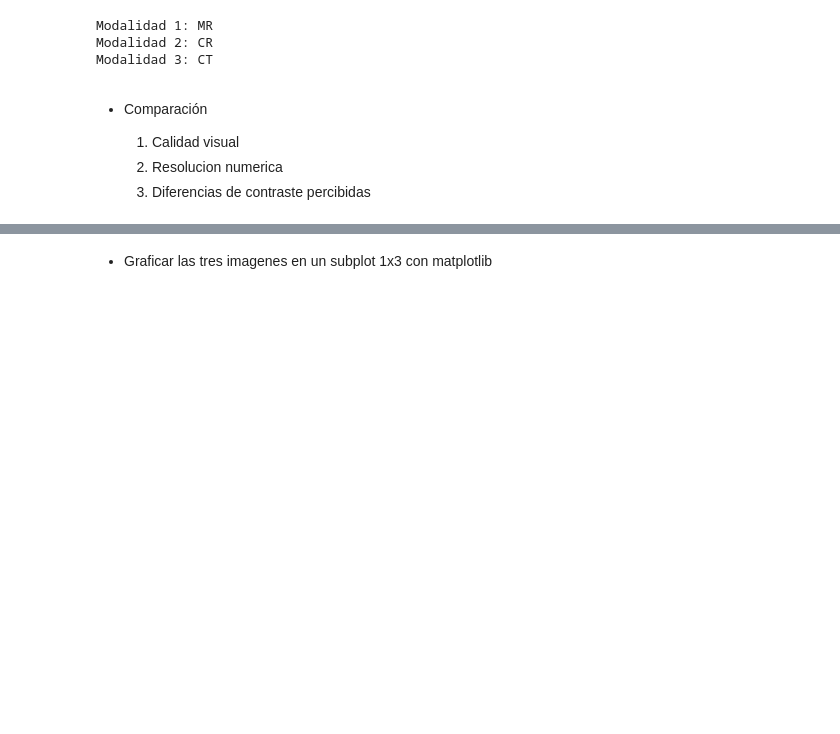
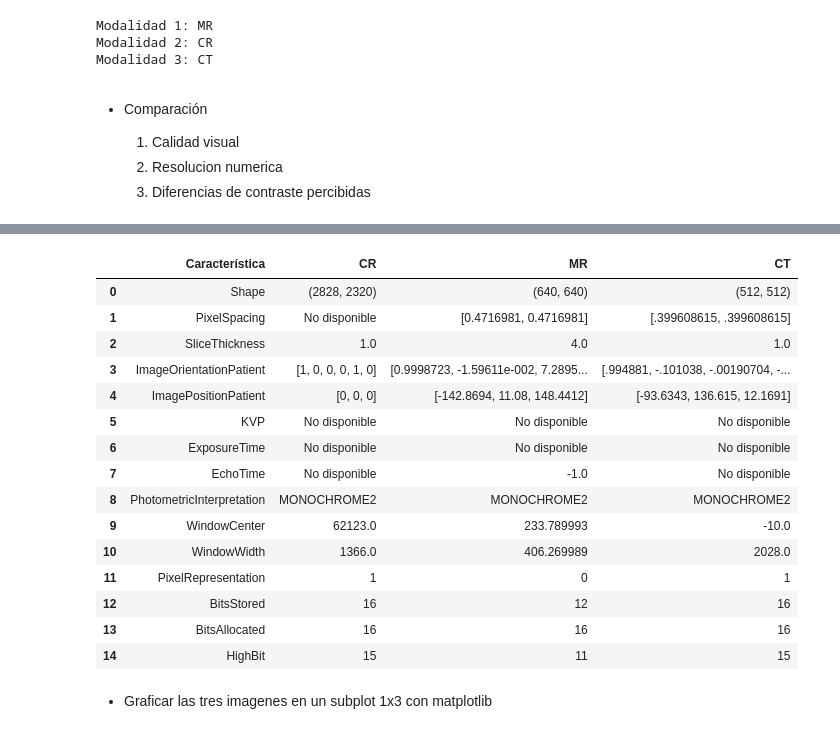
Before and after one commit to LuEnciso21/ImagenesMedicas, a Jupyter notebook: TrabajoUno/TrabajoUno.ipynb, the cells around one changed output, grey strips where cells are left out. Cells and saved outputs as stored; diff of their text form; code cells hidden in the pictures; blank space fills up the shorter version.

```diff
--- a/TrabajoUno/TrabajoUno.ipynb
+++ b/TrabajoUno/TrabajoUno.ipynb
@@ -228,3 +201,72 @@ Photometric Interpretation: MONOCHROME2
+# %%
+# Diccionario para guardar una sola entrada representativa por modalidad
+metadata_imagenes = {
+    'CR': {},
+    'MR': {},
+    'CT': {}
+}
+
+# Procesar archivos DICOM
+for path in rutas_dicom:
+    ds = pydicom.dcmread(path)
+    mod = ds.get("Modality", "Otra")
+
+    if mod not in metadata_imagenes:
+        continue
+
+    if not metadata_imagenes[mod]:
+        metadata_imagenes[mod] = {
+            "Shape": getattr(ds.pixel_array, "shape", "No disponible"),
+            "PixelSpacing": ds.get("PixelSpacing", "No disponible"),
+            "SliceThickness": ds.get("SliceThickness", "No disponible"),
+            "ImageOrientationPatient": ds.get("ImageOrientationPatient", "No disponible"),
+            "ImagePositionPatient": ds.get("ImagePositionPatient", "No disponible"),
+            "KVP": ds.get("KVP", "No disponible"),
+            "ExposureTime": ds.get("ExposureTime", "No disponible"),
+            "EchoTime": ds.get("EchoTime", "No disponible"),
+            "PhotometricInterpretation": ds.get("PhotometricInterpretation", "No disponible"),
+            "WindowCenter": ds.get("WindowCenter", "No disponible"),
+            "WindowWidth": ds.get("WindowWidth", "No disponible"),
+            "PixelRepresentation": ds.get("PixelRepresentation", "No disponible"),
+            "BitsStored": ds.get("BitsStored", "No disponible"),
+            "BitsAllocated": ds.get("BitsAllocated", "No disponible"),
+            "HighBit": ds.get("HighBit", "No disponible")
+        }
+
+# Lista completa de características a mostrar
+caracteristicas = [
+    "Shape", "PixelSpacing", "SliceThickness", "ImageOrientationPatient", "ImagePositionPatient",
+    "KVP", "ExposureTime", "EchoTime", "PhotometricInterpretation", "WindowCenter",
+    "WindowWidth", "PixelRepresentation", "BitsStored", "BitsAllocated", "HighBit"
+]
+
+# Construir tabla tipo DataFrame
+tabla = {
+    "Característica": caracteristicas,
+    "CR": [metadata_imagenes['CR'].get(c, "No disponible") for c in caracteristicas],
+    "MR": [metadata_imagenes['MR'].get(c, "No disponible") for c in caracteristicas],
+    "CT": [metadata_imagenes['CT'].get(c, "No disponible") for c in caracteristicas],
+}
+
+tabla_comparacion = pd.DataFrame(tabla)
+tabla_comparacion
+# %% [output]
+|  | Característica | CR | MR | CT |
+| 0 | Shape | (2828, 2320) | (640, 640) | (512, 512) |
+| 1 | PixelSpacing | No disponible | [0.4716981, 0.4716981] | [.399608615, .399608615] |
+| 2 | SliceThickness | 1.0 | 4.0 | 1.0 |
+| 3 | ImageOrientationPatient | [1, 0, 0, 0, 1, 0] | [0.9998723, -1.59611e-002, 7.2895... | [.994881, -.101038, -.00190704, -... |
+| 4 | ImagePositionPatient | [0, 0, 0] | [-142.8694, 11.08, 148.4412] | [-93.6343, 136.615, 12.1691] |
+| 5 | KVP | No disponible | No disponible | No disponible |
+| 6 | ExposureTime | No disponible | No disponible | No disponible |
+| 7 | EchoTime | No disponible | -1.0 | No disponible |
+| 8 | PhotometricInterpretation | MONOCHROME2 | MONOCHROME2 | MONOCHROME2 |
+| 9 | WindowCenter | 62123.0 | 233.789993 | -10.0 |
+| 10 | WindowWidth | 1366.0 | 406.269989 | 2028.0 |
+| 11 | PixelRepresentation | 1 | 0 | 1 |
+| 12 | BitsStored | 16 | 12 | 16 |
+| 13 | BitsAllocated | 16 | 16 | 16 |
+| 14 | HighBit | 15 | 11 | 15 |
 # %% [markdown]
 * Graficar las tres imagenes en un subplot 1x3 con matplotlib
 # %%
```
Also changed, not shown: parts of 10 cells of this notebook.
